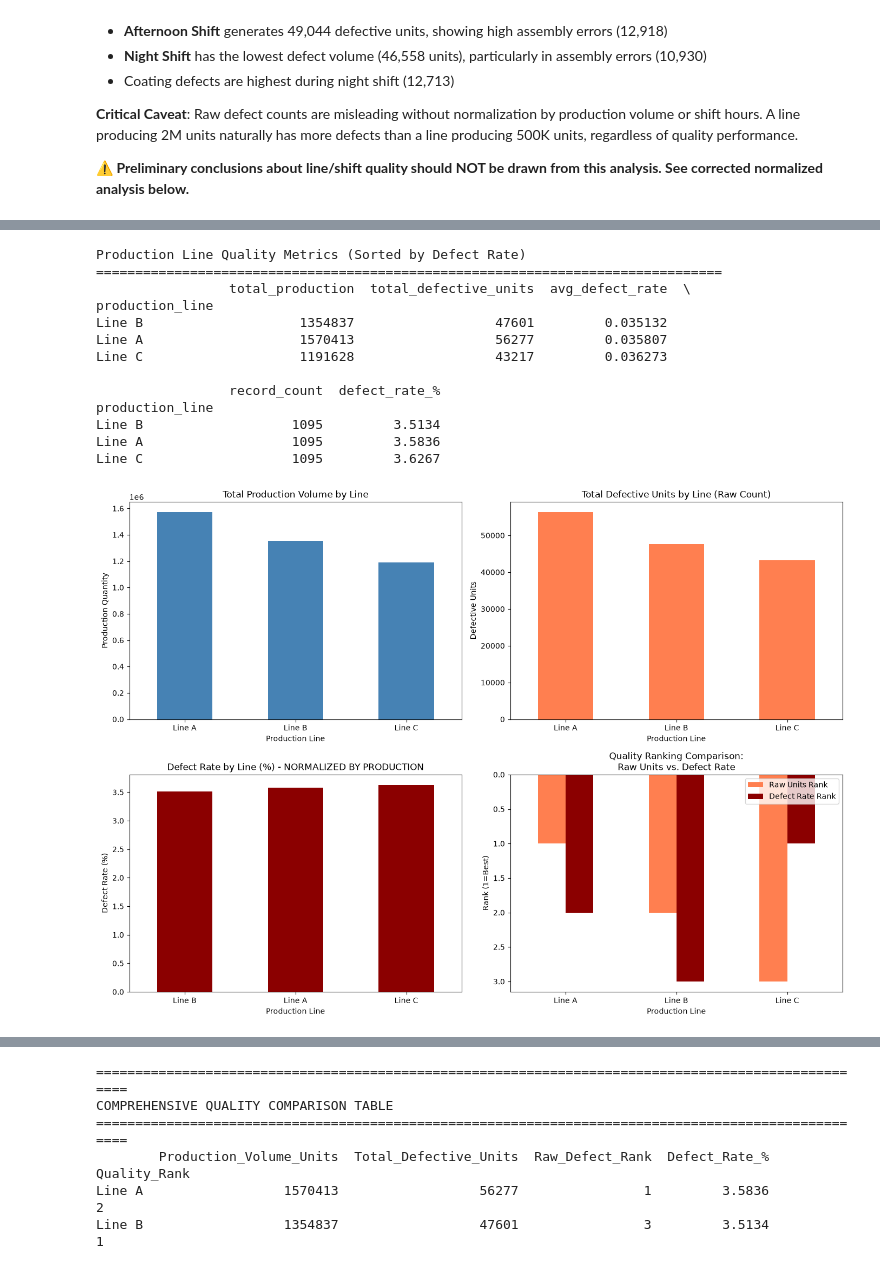
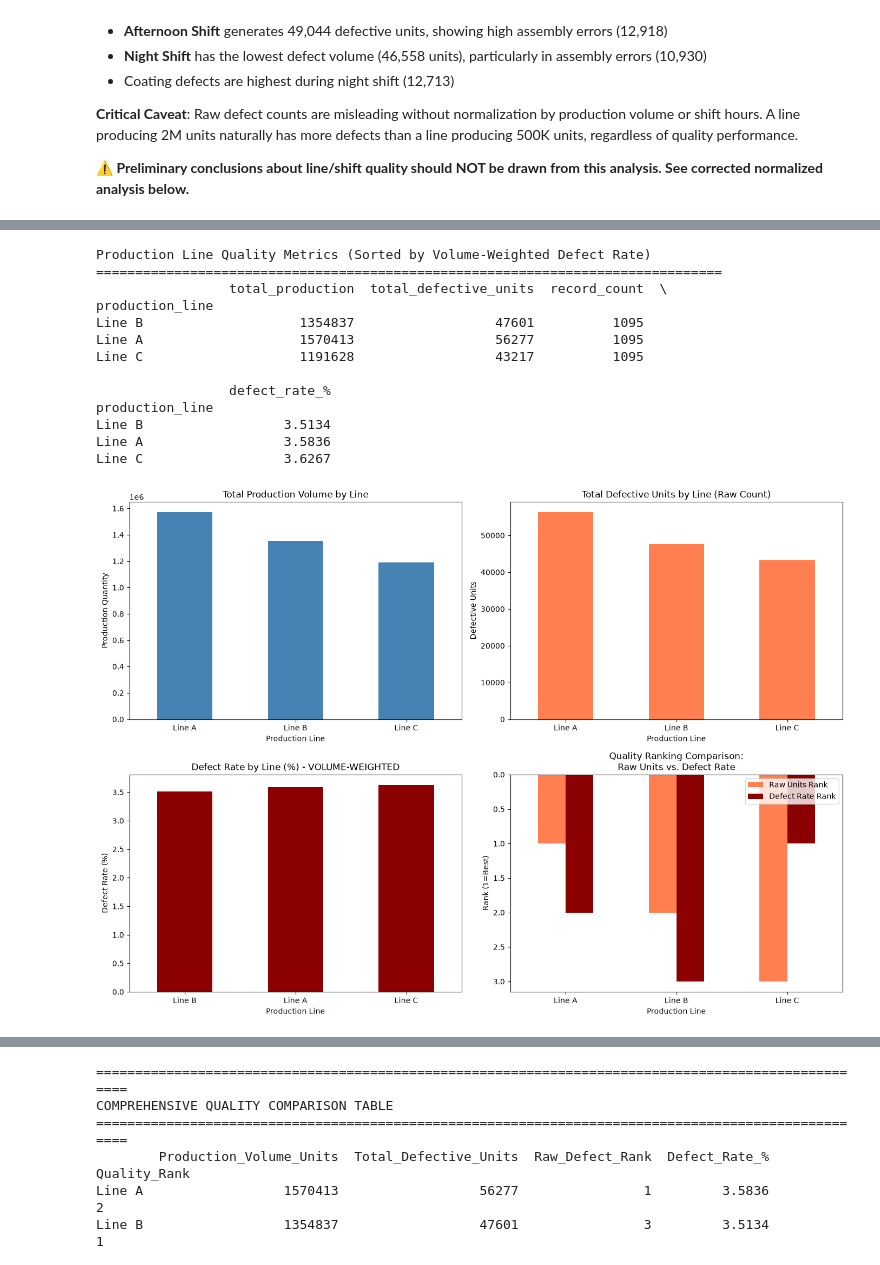
Before and after one commit to Theofil87/manufacturing-production-quality-analytics, a Jupyter notebook: notebooks/manufacturing_production_eda.ipynb, the cells around one changed output, grey strips where cells are left out. Saved outputs shown, nothing was run; the diff lists cells and outputs as text; code cells hidden in the pictures.

```diff
--- a/notebooks/manufacturing_production_eda.ipynb
+++ b/notebooks/manufacturing_production_eda.ipynb
@@ -426,7 +437,6 @@ The previous analysis focused on absolute defective unit counts, which can be mi
 line_quality = df.groupby("production_line").agg(
     total_production=("production_quantity", "sum"),
     total_defective_units=("defective_units", "sum"),
-    avg_defect_rate=("defect_rate", "mean"),
     record_count=("production_line", "count")
 )
 
@@ -436,23 +446,23 @@ line_quality["defect_rate_%"] = (
 
 line_quality = line_quality.sort_values("defect_rate_%")
 
-print("Production Line Quality Metrics (Sorted by Defect Rate)")
+print("Production Line Quality Metrics (Sorted by Volume-Weighted Defect Rate)")
 print("=" * 80)
 print(line_quality)
 # %% [output]
-Production Line Quality Metrics (Sorted by Defect Rate)
+Production Line Quality Metrics (Sorted by Volume-Weighted Defect Rate)
 ================================================================================
-                 total_production  total_defective_units  avg_defect_rate  \
+                 total_production  total_defective_units  record_count  \
 production_line
-Line B                    1354837                  47601         0.035132
-Line A                    1570413                  56277         0.035807
-Line C                    1191628                  43217         0.036273
+Line B                    1354837                  47601          1095
+Line A                    1570413                  56277          1095
+Line C                    1191628                  43217          1095
 
-                 record_count  defect_rate_%
+                 defect_rate_%
 production_line
-Line B                   1095         3.5134
-Line A                   1095         3.5836
-Line C                   1095         3.6267
+Line B                  3.5134
+Line A                  3.5836
+Line C                  3.6267
 # %%
 fig, axes = plt.subplots(2, 2, figsize=(14, 10))
 
@@ -460,8 +470,13 @@ fig, axes = plt.subplots(2, 2, figsize=(14, 10))
 line_quality_unsorted = df.groupby("production_line").agg(
     total_production=("production_quantity", "sum"),
     total_defective_units=("defective_units", "sum"),
-    avg_defect_rate=("defect_rate", "mean"),
 ).sort_values("total_production", ascending=False)
+
+line_quality_unsorted["defect_rate_pct"] = (
+    line_quality_unsorted["total_defective_units"]
+    / line_quality_unsorted["total_production"]
+    * 100
+)
 
 line_quality_unsorted["total_production"].plot(
     kind="bar",
@@ -484,44 +499,42 @@ axes[0, 1].set_ylabel("Defective Units")
 axes[0, 1].set_xlabel("Production Line")
 axes[0, 1].tick_params(axis='x', rotation=0)
 
-# Chart 3: Defect Rate (%) - NORMALIZED
-line_quality_sorted = df.groupby("production_line").agg(
-    defect_rate_pct=("defect_rate", lambda x: (x.mean() * 100))
-).sort_values("defect_rate_pct")
+# Chart 3: Defect Rate (%) - VOLUME-WEIGHTED
+line_quality_sorted = line_quality_unsorted[["defect_rate_pct"]].sort_values("defect_rate_pct")
 
 line_quality_sorted.plot(
     kind="bar",
     ax=axes[1, 0],
     color="darkred",
     legend=False,
-    title="Defect Rate by Line (%) - NORMALIZED BY PRODUCTION"
+    title="Defect Rate by Line (%) - VOLUME-WEIGHTED"
 )
 axes[1, 0].set_ylabel("Defect Rate (%)")
 axes[1, 0].set_xlabel("Production Line")
 axes[1, 0].tick_params(axis='x', rotation=0)
 
 # Chart 4: Comparison - Ranking Difference
 ranking_df = pd.DataFrame({
     "Raw_Units_Rank": line_quality_unsorted["total_defective_units"].rank(ascending=False),
-    "Defect_Rate_Rank": line_quality_sorted.reset_index().set_index("production_line")["defect_rate_pct"].rank(ascending=False)
+    "Defect_Rate_Rank": line_quality_sorted["defect_rate_pct"].rank(ascending=False)
 })
 
 ranking_df.plot(
     kind="bar",
     ax=axes[1, 1],
     title="Quality Ranking Comparison:\nRaw Units vs. Defect Rate",
     color=["coral", "darkred"]
 )
 axes[1, 1].set_ylabel("Rank (1=Best)")
 axes[1, 1].set_xlabel("Production Line")
 axes[1, 1].tick_params(axis='x', rotation=0)
 axes[1, 1].legend(["Raw Units Rank", "Defect Rate Rank"], loc="upper right")
 axes[1, 1].invert_yaxis()  # Invert so 1 (best) is at top
 
 plt.tight_layout()
 plt.show()
 # %% [output]
-[figure, old version]
+[figure, new version]
 # %% [markdown]
 ### Corrected Analysis: Distinguishing Three Key Metrics
 
```
Also changed, not shown: parts of 18 cells of this notebook.
